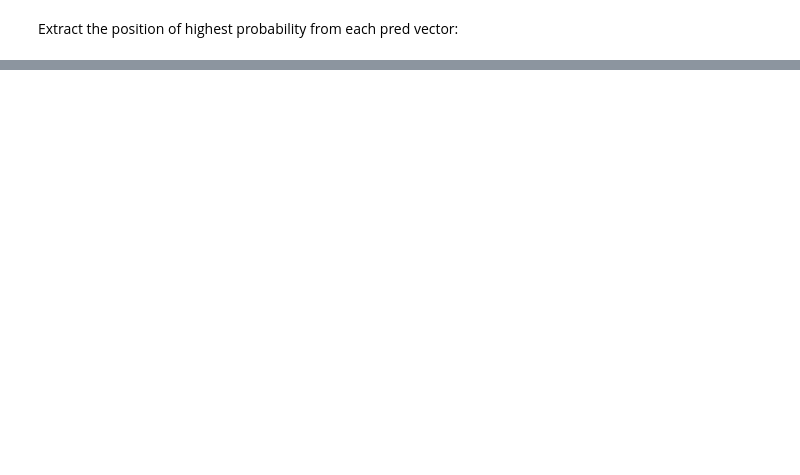
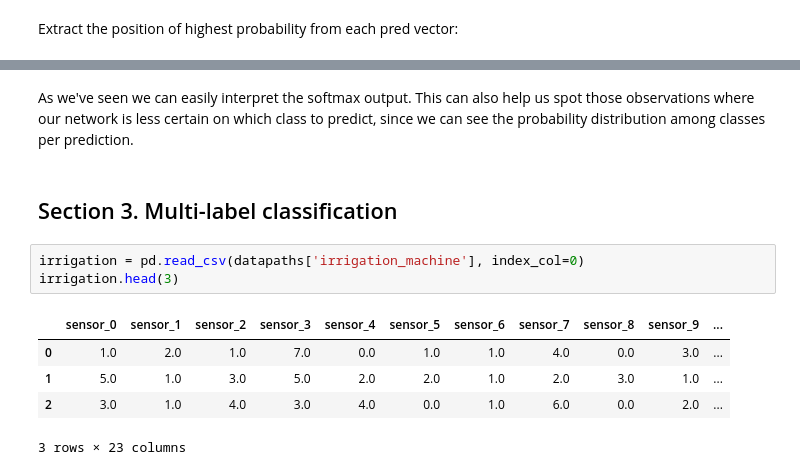
Before and after one commit to kbantoec/deep_learning, a Jupyter notebook: tf2/classification.ipynb, the cells around one changed output, grey strips where cells are left out. Saved outputs shown, nothing was run; the diff lists cells and outputs as text; blank space fills up the shorter version.

Commit message:
Added section 3

```diff
--- a/tf2/classification.ipynb
+++ b/tf2/classification.ipynb
@@ -280,0 +292,13 @@ Rounded Model Predictions | True labels
+# %% [markdown]
+As we've seen we can easily interpret the softmax output. This can also help us spot those observations where our network is less certain on which class to predict, since we can see the probability distribution among classes per prediction.
+# %% [markdown]
+## Section 3. Multi-label classification
+# %%
+irrigation = pd.read_csv(datapaths['irrigation_machine'], index_col=0)
+irrigation.head(3)
+# %% [output]
+|  | sensor_0 | sensor_1 | sensor_2 | sensor_3 | sensor_4 | sensor_5 | sensor_6 | sensor_7 | sensor_8 | sensor_9 | ... |
+| 0 | 1.0 | 2.0 | 1.0 | 7.0 | 0.0 | 1.0 | 1.0 | 4.0 | 0.0 | 3.0 | ... |
+| 1 | 5.0 | 1.0 | 3.0 | 5.0 | 2.0 | 2.0 | 1.0 | 2.0 | 3.0 | 1.0 | ... |
+| 2 | 3.0 | 1.0 | 4.0 | 3.0 | 4.0 | 0.0 | 1.0 | 6.0 | 0.0 | 2.0 | ... |
+3 rows × 23 columns
```
Also changed, not shown: parts of 16 cells of this notebook.
